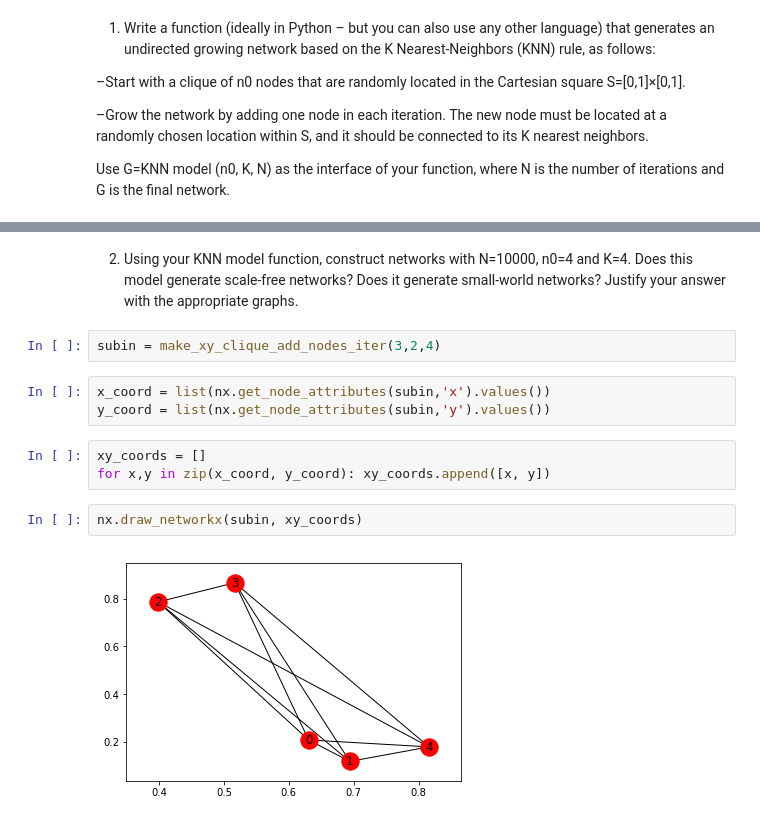
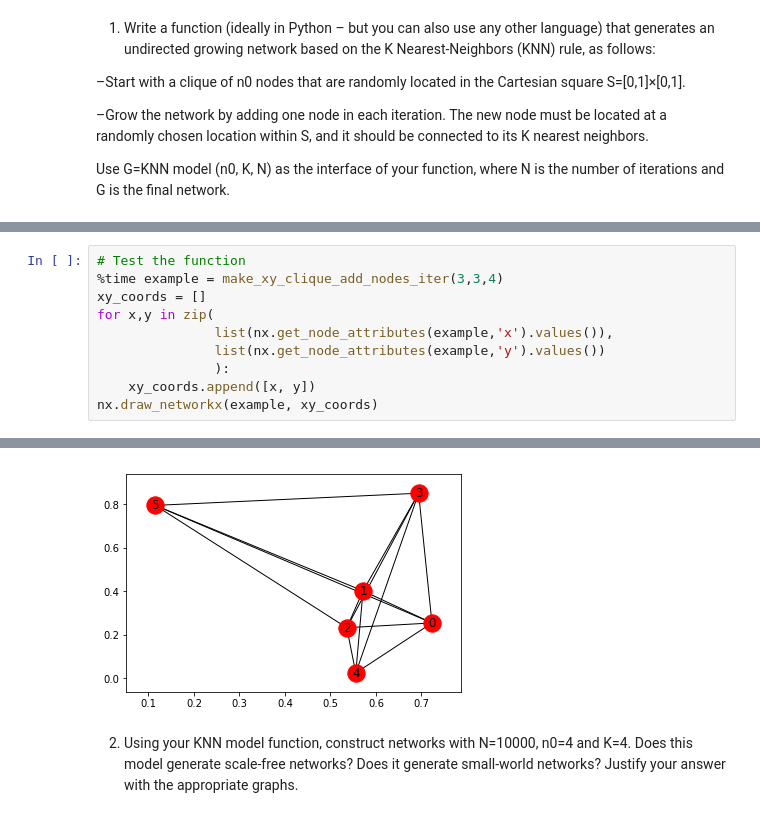
Before and after one commit to NicholasAKovacs/CS7280_NetSci, a Jupyter notebook: Homework2/Homework2_Problem3.ipynb, the cells around one changed output, grey strips where cells are left out. Drawn from its saved outputs; the diff is of its cells as text.

```diff
--- a/Homework2/Homework2_Problem3.ipynb
+++ b/Homework2/Homework2_Problem3.ipynb
@@ -56,3 +55,14 @@ def make_xy_clique_add_nodes_iter(N, n0, K):
             graph.add_edge(node_num, nrst_nbr)
 
     return graph
+# %%
+# Test the function
+%time example = make_xy_clique_add_nodes_iter(3,3,4)
+xy_coords = []
+for x,y in zip(
+               list(nx.get_node_attributes(example,'x').values()),
+               list(nx.get_node_attributes(example,'y').values())
+               ):
+    xy_coords.append([x, y])
+nx.draw_networkx(example, xy_coords)
+# %% [output]
@@ -59,14 +70,3 @@ def make_xy_clique_add_nodes_iter(N, n0, K):
+[figure, added]
 # %% [markdown]
 2) Using your KNN model function, construct networks with N=10000, n0=4 and K=4. Does this model generate scale-free networks?  Does it generate small-world networks?  Justify your answer with the appropriate graphs.
-# %%
-subin = make_xy_clique_add_nodes_iter(3,2,4)
-# %%
-x_coord = list(nx.get_node_attributes(subin,'x').values())
-y_coord = list(nx.get_node_attributes(subin,'y').values())
-# %%
-xy_coords = []
-for x,y in zip(x_coord, y_coord): xy_coords.append([x, y])
-# %%
-nx.draw_networkx(subin, xy_coords)
-# %% [output]
-[figure, removed]
```
Also changed, not shown: parts of 34 cells of this notebook.
